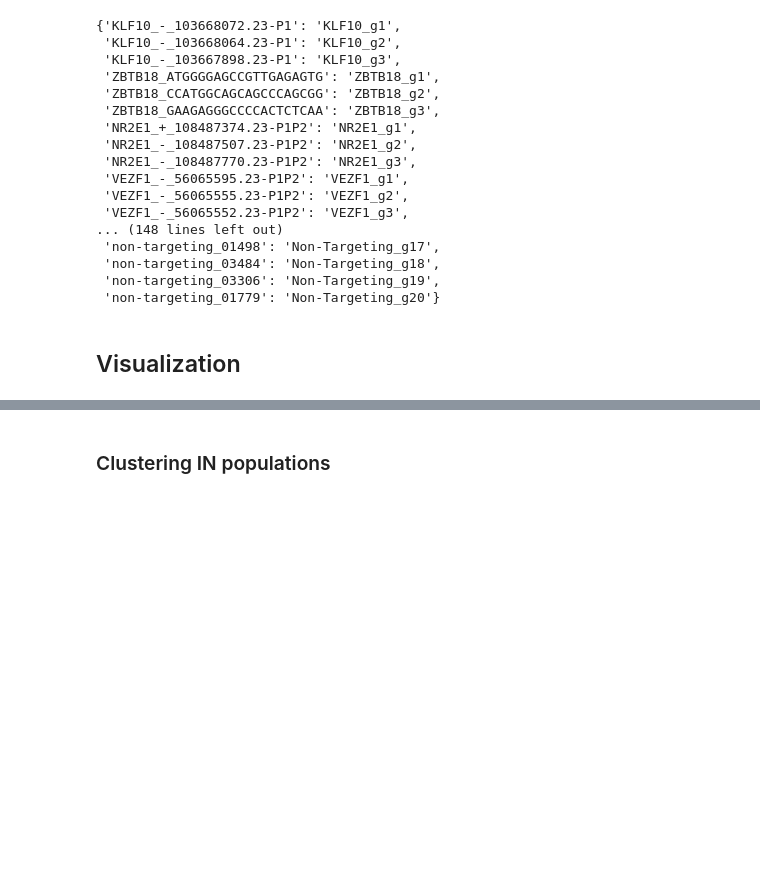
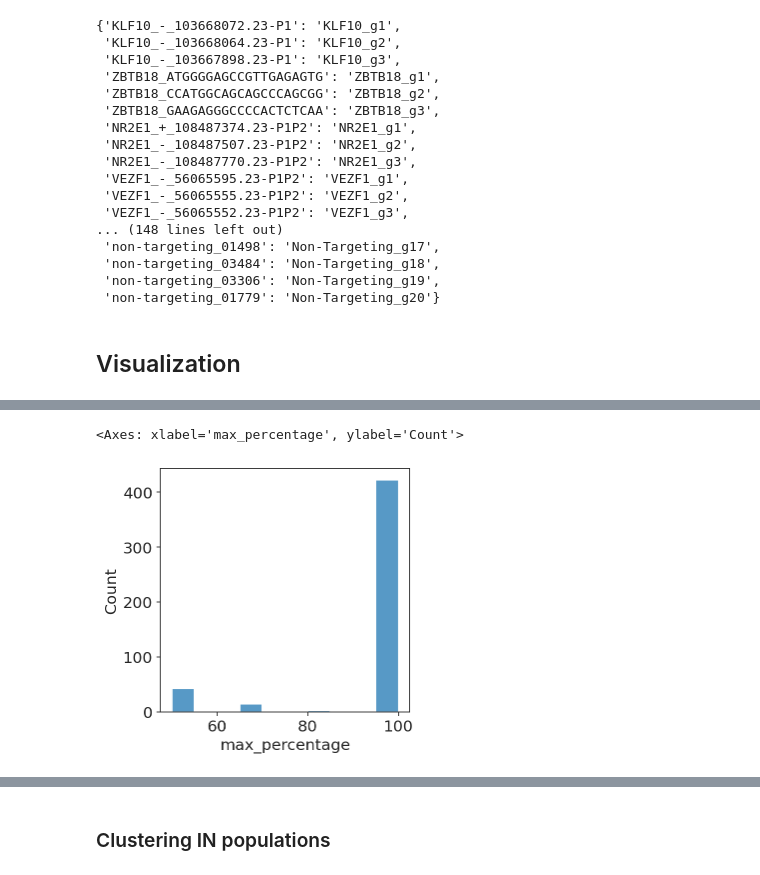
Before and after one commit to Pollen-lab/perturbTF, a Jupyter notebook: preprocessing/qc-annot_scanpy_slice.ipynb, the cells around one changed output, grey strips where cells are left out. Drawn from its saved outputs; the diff is of its cells as text; code cells hidden in the pictures; blank space fills up the shorter version.

```diff
--- a/preprocessing/qc-annot_scanpy_slice.ipynb
+++ b/preprocessing/qc-annot_scanpy_slice.ipynb
@@ -240,0 +252,2 @@ WARNING: saving figure to file figures/umapSlicePS_leiden.svg
+# %%
+adata = adata[adata.obs['gene_NKS'].isin(['non-targeting', 'NR2E1', 'SOX2', 'NEUROD2', 'ARX', 'ZNF219'])]
@@ -240,0 +263,13 @@ WARNING: saving figure to file figures/umapSlicePS_leiden.svg
+# %%
+df = adata.obs.groupby(["unique_clone","sgRNA"]).size().reset_index(name="count")
+df = df[df['count'] != 0]
+df['total_count'] = df.groupby('unique_clone')['count'].transform('sum')
+df['percentage'] = (df['count'] / df['total_count']) * 100
+df['max_percentage'] = df.groupby('unique_clone')['percentage'].transform('max')
+df = df.sort_values(by='max_percentage', ascending=False)
+df = df.drop_duplicates(subset='unique_clone', keep="first")
+import seaborn
+sns.histplot(data=df[df['total_count'] > 1], x="max_percentage")
+# %% [output]
+<Axes: xlabel='max_percentage', ylabel='Count'>
+[figure, added]
```
Also changed, not shown: parts of 14 cells of this notebook.
